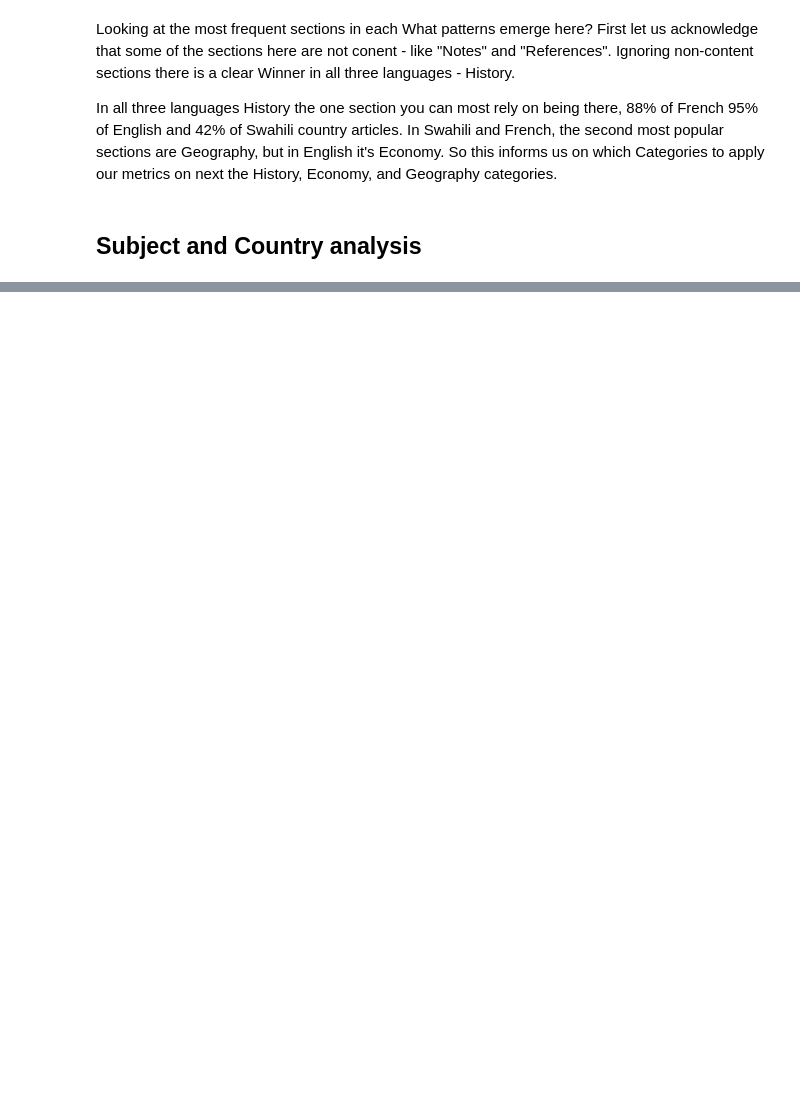
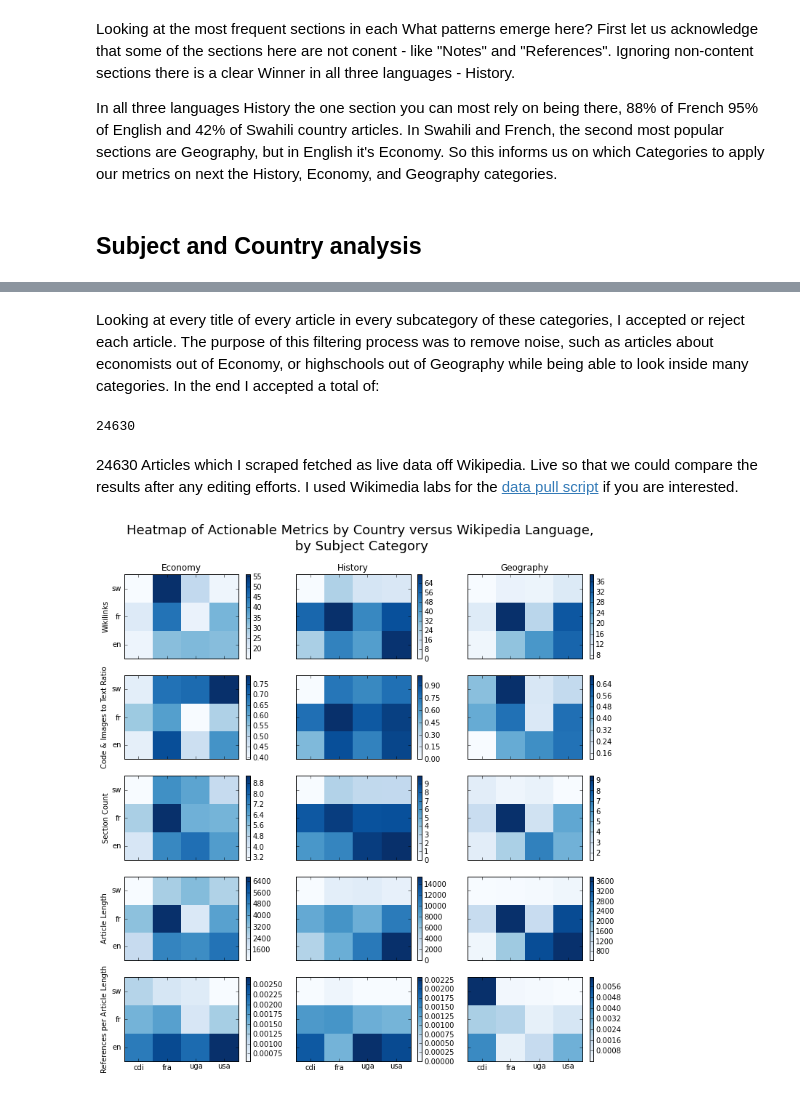
Before and after one commit to notconfusing/kumusha_takes_wiki, a Jupyter notebook: ActionableMetrics.ipynb, the cells around one changed output, grey strips where cells are left out. Saved outputs shown, nothing was run; the diff lists cells and outputs as text; code cells hidden in the pictures; blank space fills up the shorter version.

Commit message:
got to heat tensor stage

```diff
--- a/ActionableMetrics.ipynb
+++ b/ActionableMetrics.ipynb
@@ -603,0 +606,13 @@ Groupe Lucien Barrière
+# %% [markdown]
+Looking at every title of every article in every subcategory of these categories, I accepted or reject each article. The purpose of this filtering process was to remove noise, such as articles about economists out of Economy, or highschools out of Geography while being able to look inside many categories. In the end I accepted a total of:
+# %%
+ethnosets = !ls ethnosets/
+reduce(lambda a, b: a+b, map(lambda l: len(l), map(lambda f: json.load(open('ethnosets/'+f)), ethnosets)))
+# %% [output]
+24630
+# %% [markdown]
+24630 Articles which I scraped fetched as live data off Wikipedia. Live so that we could compare the results after any editing efforts. I used Wikimedia labs for the [data pull script](https://github.com/notconfusing/kumusha_takes_wiki/blob/master/big_data_pull_by_subject.py) if you are interested.
+# %%
+make_heat_map()
+# %% [output]
+[figure, added]
```
Also changed, not shown: parts of 43 cells of this notebook.
